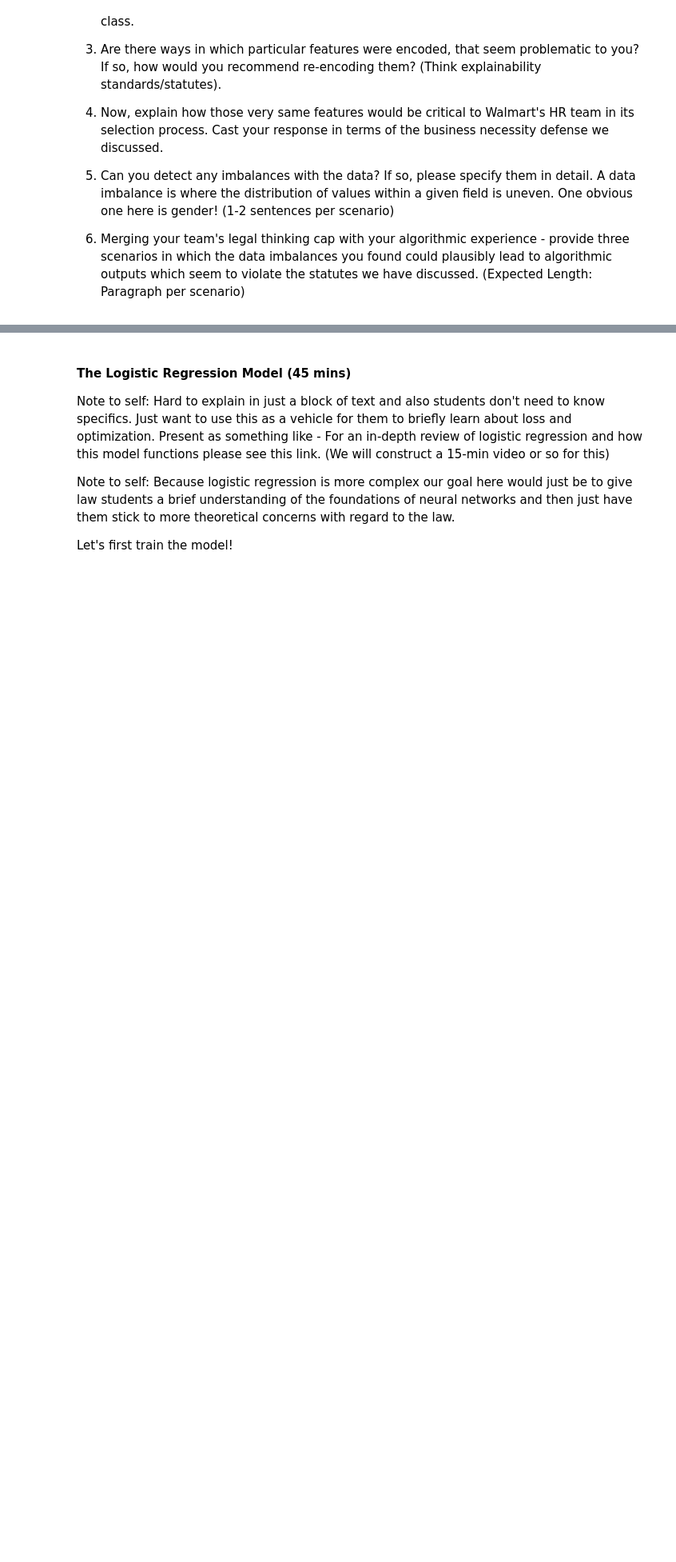
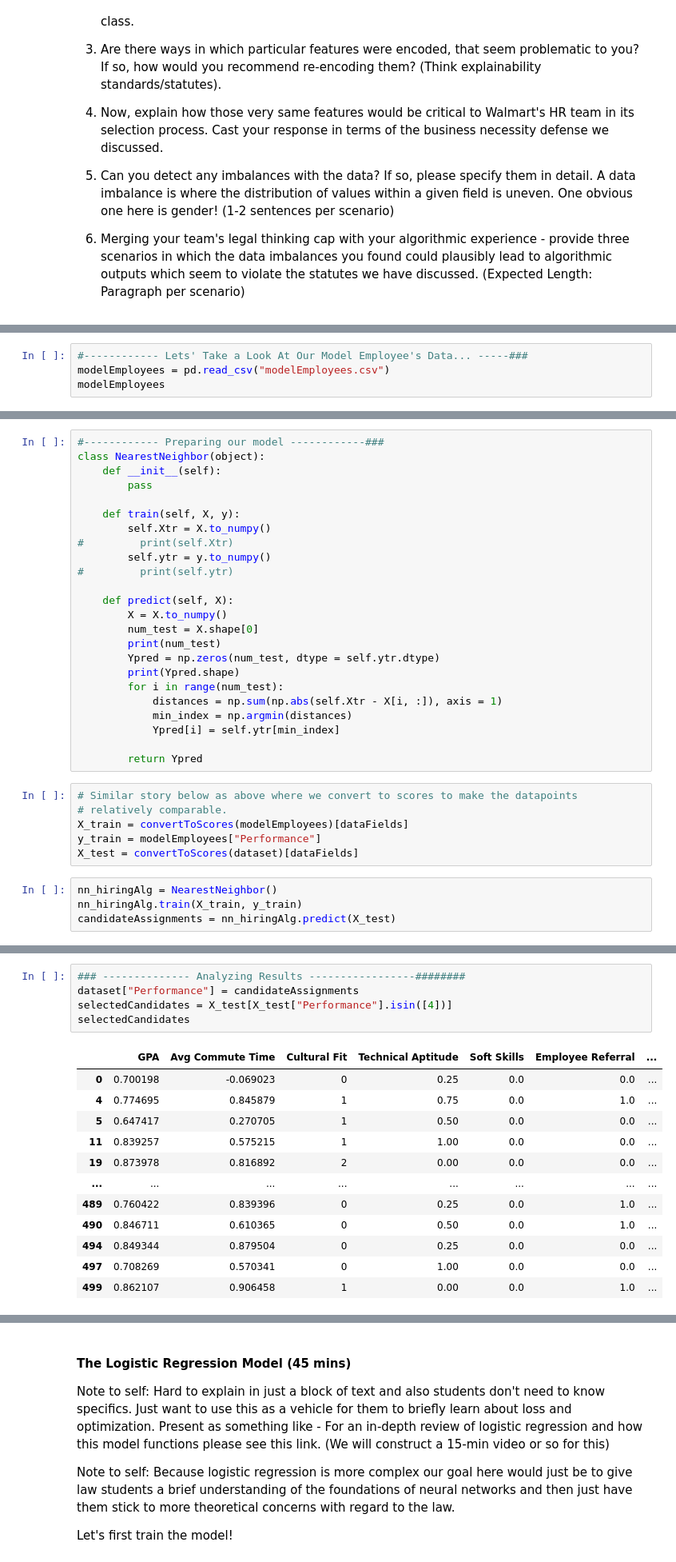
Before and after one commit to jonah-wu/module1-jobDisc, a Jupyter notebook: Job Discrimination Module Draft 1.ipynb, the cells around one changed output, grey strips where cells are left out. Shown at 80% size. Saved outputs shown, nothing was run; the diff lists cells and outputs as text; blank space fills up the shorter version.

```diff
--- a/Job Discrimination Module Draft 1.ipynb
+++ b/Job Discrimination Module Draft 1.ipynb
@@ -150,0 +298,4 @@ walmartDataset.makeSelections()
+# %%
+#------------ Lets' Take a Look At Our Model Employee's Data... -----###
+modelEmployees = pd.read_csv("modelEmployees.csv")
+modelEmployees
@@ -150,0 +333,34 @@ walmartDataset.makeSelections()
+# %%
+#------------ Preparing our model ------------###
+class NearestNeighbor(object):
+    def __init__(self):
+        pass
+
+    def train(self, X, y):
+        self.Xtr = X.to_numpy()
+#         print(self.Xtr)
+        self.ytr = y.to_numpy()
+#         print(self.ytr)
+
+    def predict(self, X):
+        X = X.to_numpy()
+        num_test = X.shape[0]
+        print(num_test)
+        Ypred = np.zeros(num_test, dtype = self.ytr.dtype)
+        print(Ypred.shape)
+        for i in range(num_test):
+            distances = np.sum(np.abs(self.Xtr - X[i, :]), axis = 1)
+            min_index = np.argmin(distances)
+            Ypred[i] = self.ytr[min_index]
+
+        return Ypred
+# %%
+# Similar story below as above where we convert to scores to make the datapoints
+# relatively comparable.
+X_train = convertToScores(modelEmployees)[dataFields]
+y_train = modelEmployees["Performance"]
+X_test = convertToScores(dataset)[dataFields]
+# %%
+nn_hiringAlg = NearestNeighbor()
+nn_hiringAlg.train(X_train, y_train)
+candidateAssignments = nn_hiringAlg.predict(X_test)
@@ -150,0 +370,18 @@ walmartDataset.makeSelections()
+# %%
+### -------------- Analyzing Results -----------------########
+dataset["Performance"] = candidateAssignments
+selectedCandidates = X_test[X_test["Performance"].isin([4])]
+selectedCandidates
+# %% [output]
+|  | GPA | Avg Commute Time | Cultural Fit | Technical Aptitude | Soft Skills | Employee Referral | ... |
+| 0 | 0.700198 | -0.069023 | 0 | 0.25 | 0.0 | 0.0 | ... |
+| 4 | 0.774695 | 0.845879 | 1 | 0.75 | 0.0 | 1.0 | ... |
+| 5 | 0.647417 | 0.270705 | 1 | 0.50 | 0.0 | 0.0 | ... |
+| 11 | 0.839257 | 0.575215 | 1 | 1.00 | 0.0 | 0.0 | ... |
+| 19 | 0.873978 | 0.816892 | 2 | 0.00 | 0.0 | 0.0 | ... |
+| ... | ... | ... | ... | ... | ... | ... | ... |
+| 489 | 0.760422 | 0.839396 | 0 | 0.25 | 0.0 | 1.0 | ... |
+| 490 | 0.846711 | 0.610365 | 0 | 0.50 | 0.0 | 1.0 | ... |
+| 494 | 0.849344 | 0.879504 | 0 | 0.25 | 0.0 | 0.0 | ... |
+| 497 | 0.708269 | 0.570341 | 0 | 1.00 | 0.0 | 0.0 | ... |
+| 499 | 0.862107 | 0.906458 | 1 | 0.00 | 0.0 | 1.0 | ... |
```
Also changed, not shown: parts of 20 cells of this notebook, 12 other files.
